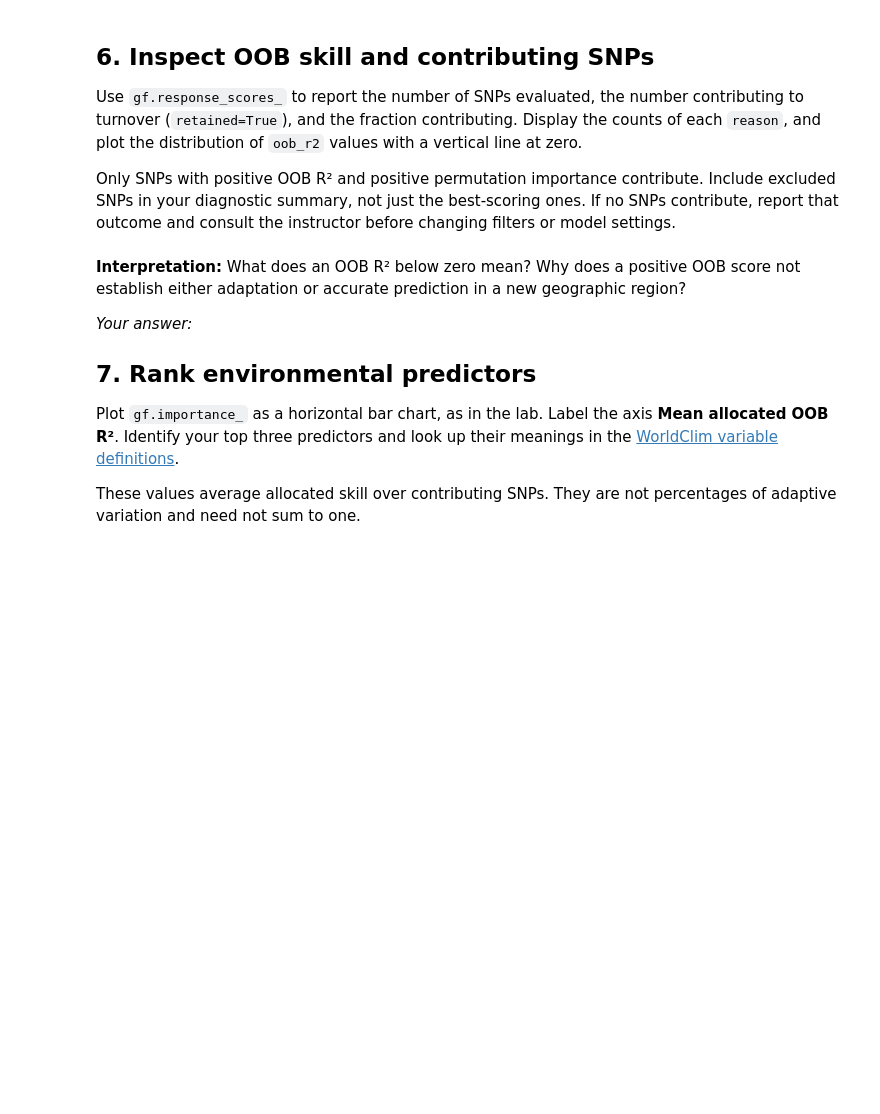
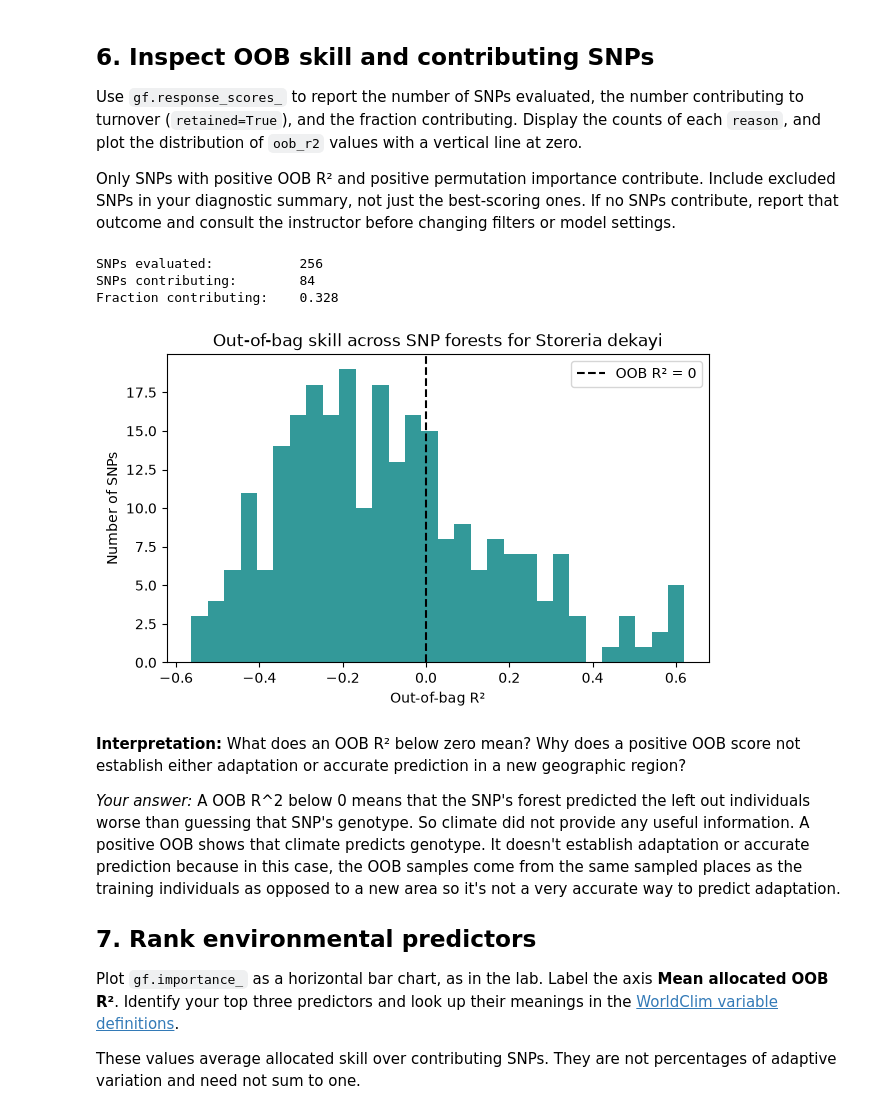
Before and after one commit to Ruddyduck13/BIO597-SpatialBiodiversity, a Jupyter notebook: docs/assignments/Assignment-09-GradientForest.ipynb, the cells around one changed output. Drawn from its saved outputs; the diff is of its cells as text; code cells hidden in the pictures; blank space fills up the shorter version.

```diff
--- a/docs/assignments/Assignment-09-GradientForest.ipynb
+++ b/docs/assignments/Assignment-09-GradientForest.ipynb
@@ -140,3 +252,13 @@ These settings match the lab. `max_level=2` controls approximate conditional per
 # %%
 # Create gf with the four settings above and fit it to X and y.
 # Display gf.response_scores_ sorted by descending oob_r2.
+gf = GradientForest(
+    n_estimators=100,
+    max_level=2,
+    random_state=42,
+    keep_response_curves=True,
+)
+
+gf.fit(X, y)
+
+gf.response_scores_.sort_values("oob_r2", ascending=False)
@@ -149,12 +286,38 @@ Only SNPs with positive OOB R² and positive permutation importance contribute.
 # %%
 # Store gf.response_scores_ as scores.
 # Print evaluated and retained counts and the retained fraction.
 # Display scores["reason"].value_counts().
 # Plot scores["oob_r2"].dropna() as a histogram, with a reference line at zero.
+
+scores = gf.response_scores_
+
+n_evaluated = len(scores)
+n_retained = int(scores["retained"].sum())
+fraction_retained = n_retained / n_evaluated
+
+print(f"SNPs evaluated:           {n_evaluated}")
+print(f"SNPs contributing:        {n_retained}")
+print(f"Fraction contributing:    {fraction_retained:.3f}")
+
+scores["reason"].value_counts()
+
+plt.figure(figsize=(7, 4))
+plt.hist(scores["oob_r2"].dropna(), bins=30, color="teal", alpha=0.8)
+plt.axvline(0, color="black", linestyle="--", label="OOB R² = 0")
+plt.xlabel("Out-of-bag R²")
+plt.ylabel("Number of SNPs")
+plt.title(f"Out-of-bag skill across SNP forests for {species_name}")
+plt.legend()
+plt.show()
+# %% [output]
+SNPs evaluated:           256
+SNPs contributing:        84
+Fraction contributing:    0.328
+[figure, added]
 # %% [markdown]
 **Interpretation:** What does an OOB R² below zero mean? Why does a positive OOB score not establish either adaptation or accurate prediction in a new geographic region?
 
-*Your answer:*
+*Your answer:* A OOB R^2 below 0 means that the SNP's forest predicted the left out individuals worse than guessing that SNP's genotype. So climate did not provide any useful information. A positive OOB shows that climate predicts genotype. It doesn't establish adaptation or accurate prediction because in this case, the OOB samples come from the same sampled places as the training individuals as opposed to a new area so it's not a very accurate way to predict adaptation.
 
 ## 7. Rank environmental predictors
 
```
Also changed, not shown: parts of 29 cells of this notebook, 11 other files.
